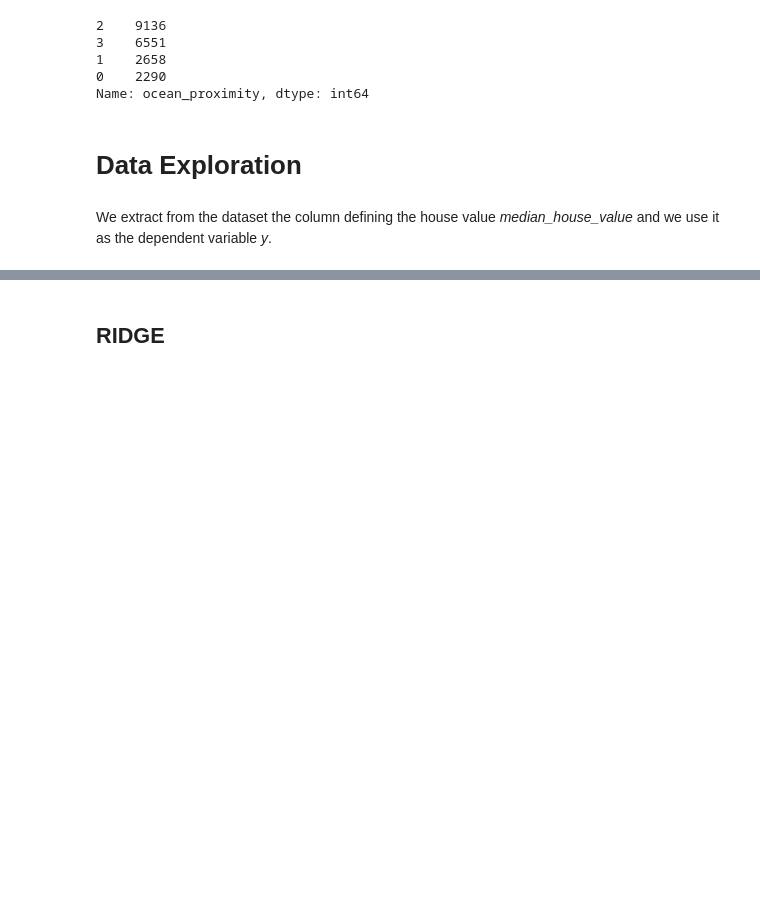
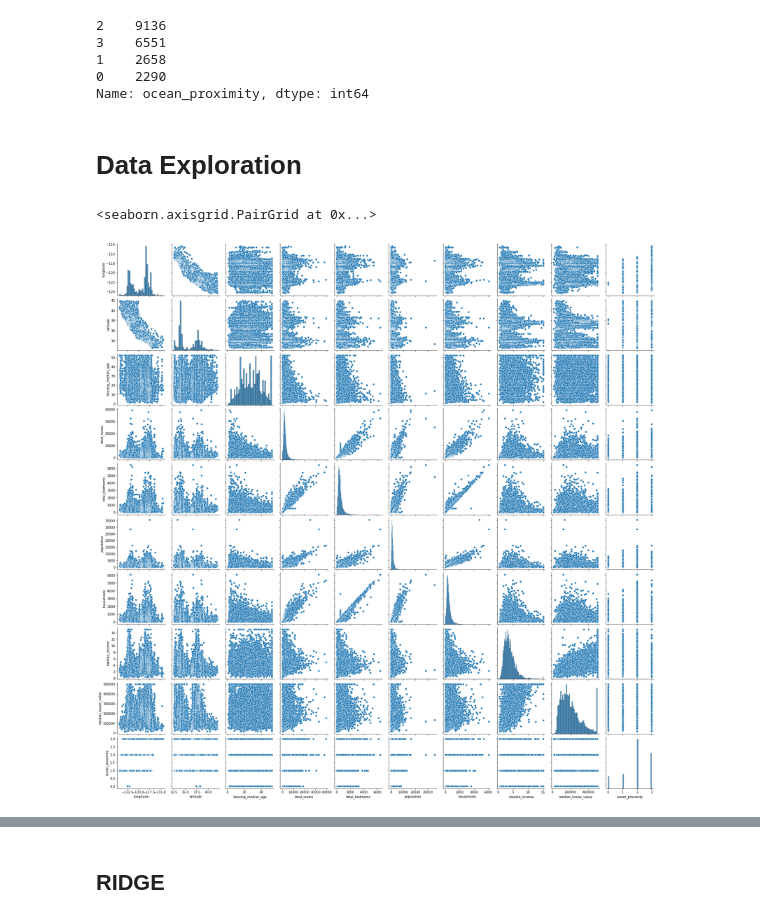
Before and after one commit to martinaviggiano/ml_project, a Jupyter notebook: Machine Learning Project.ipynb, the cells around one changed output, grey strips where cells are left out. Saved outputs shown, nothing was run; the diff lists cells and outputs as text; code cells hidden in the pictures; blank space fills up the shorter version.

```diff
--- a/Machine Learning Project.ipynb
+++ b/Machine Learning Project.ipynb
@@ -126,5 +133,3 @@ corr_df.ocean_proximity.value_counts()
 Name: ocean_proximity, dtype: int64
 # %% [markdown]
 # Data Exploration
-# %% [markdown]
-We extract from the dataset the column defining the house value *median_house_value* and we use it as the dependent variable *y*.
@@ -134,0 +136,5 @@ y = corr_df['median_house_value']
+# %%
+sns.pairplot(corr_df)
+# %% [output]
+<seaborn.axisgrid.PairGrid at 0x...>
+[figure, added]
```
Also changed, not shown: parts of 54 cells of this notebook, 1 other file.
